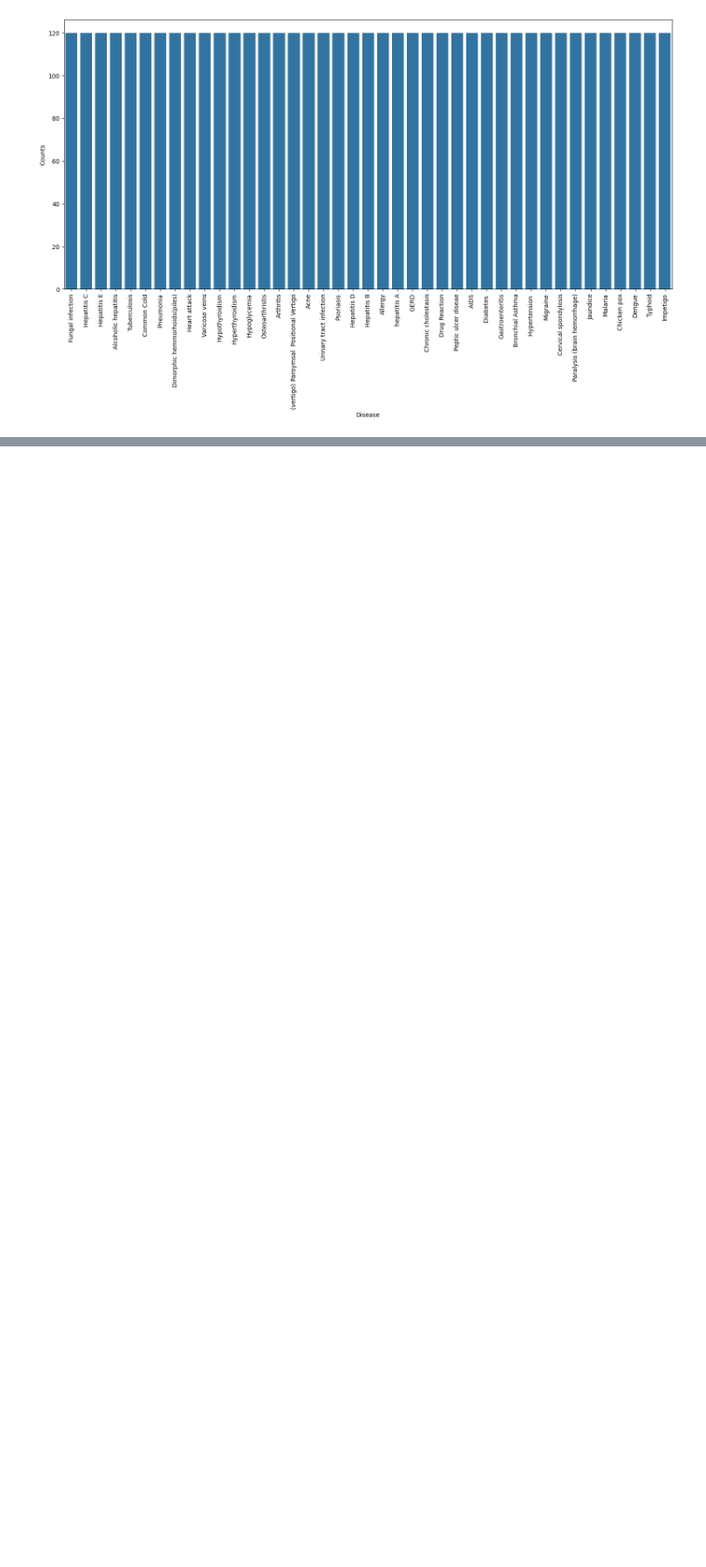
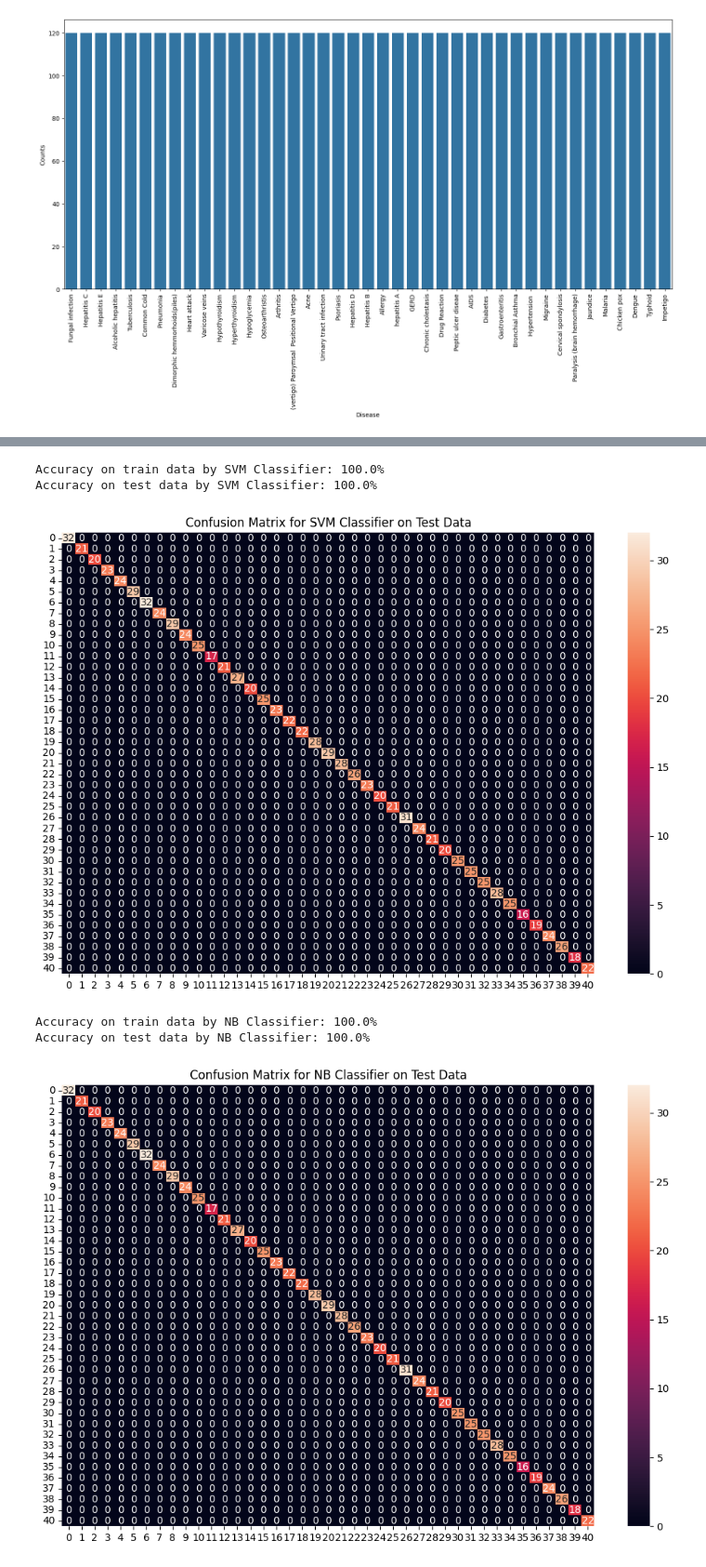
Before and after one commit to malarkeyfrancis/geeks_for_geeks_ML_exercises, a Jupyter notebook: healthcare/disease_prediction.ipynb, the cells around one changed output, grey strips where cells are left out. Shown: that part at 93% size. Saved outputs shown, nothing was run; the diff lists cells and outputs as text; code cells hidden in the pictures; blank space fills up the shorter version.

```diff
--- a/healthcare/disease_prediction.ipynb
+++ b/healthcare/disease_prediction.ipynb
@@ -57,0 +75,7 @@ plt.show()
+# %%
+# Encoding is used to take a categorical value and turn it into a numerical
+# In this case we are going to take Prognosis and turn it numerical
+# using the function LabelEncoder
+
+encoder = LabelEncoder()
+data["prognosis"] = encoder.fit_transform(data["prognosis"])
@@ -57,0 +84,13 @@ plt.show()
+# %%
+# Remove the last column from the dataframe (I had to remove two?)
+X = data.iloc[:,:-2]
+y = data.iloc[:, -2]
+
+print(f"Shape of X: {X.shape}")
+print(f"Shape of y: {y.shape}")
+
+X_train, X_test, y_train, y_test = train_test_split(
+    X,y, test_size=0.2, random_state=24)
+
+print(f"Shape of Train: {X_train.shape}, {y_train.shape}")
+print(f"Shape of Test: {X_test.shape}, {y_test.shape}")
@@ -57,0 +158,55 @@ plt.show()
+# %%
+# Building a Robust Classifier model
+
+# Training and testing SVM
+svm_model = SVC()
+svm_model.fit(X_train, y_train)
+preds = svm_model.predict(X_test)
+
+print(f"Accuracy on train data by SVM Classifier: {accuracy_score(y_train, svm_model.predict(X_train))*100}%")
+print(f"Accuracy on test data by SVM Classifier: {accuracy_score(y_test,preds)*100}%")
+
+# Build a confusion matrix
+cf_matrix = confusion_matrix(y_test, preds)
+plt.figure(figsize=(12,8))
+sns.heatmap(cf_matrix, annot=True)
+plt.title("Confusion Matrix for SVM Classifier on Test Data")
+plt.show()
+
+# Training and testing NB Classifier
+nb_model = GaussianNB()
+nb_model.fit(X_train, y_train)
+preds = nb_model.predict(X_test)
+
+print(f"Accuracy on train data by NB Classifier: {accuracy_score(y_train, nb_model.predict(X_train))*100}%")
+print(f"Accuracy on test data by NB Classifier: {accuracy_score(y_test,preds)*100}%")
+
+# Build a confusion matrix
+cf_matrix = confusion_matrix(y_test, preds)
+plt.figure(figsize=(12,8))
+sns.heatmap(cf_matrix, annot=True)
+plt.title("Confusion Matrix for NB Classifier on Test Data")
+plt.show()
+
+# Training and testing RF Classifier
+rf_model = RandomForestClassifier(random_state=18)
+rf_model.fit(X_train, y_train)
+preds = rf_model.predict(X_test)
+
+print(f"Accuracy on train data by RF Classifier: {accuracy_score(y_train, rf_model.predict(X_train))*100}%")
+print(f"Accuracy on test data by RF Classifier: {accuracy_score(y_test,preds)*100}%")
+
+
+# Build a confusion matrix
+cf_matrix = confusion_matrix(y_test, preds)
+plt.figure(figsize=(12,8))
+sns.heatmap(cf_matrix, annot=True)
+plt.title("Confusion Matrix for RF Classifier on Test Data")
+plt.show()
+# %% [output]
+Accuracy on train data by SVM Classifier: 100.0%
+Accuracy on test data by SVM Classifier: 100.0%
+[figure, added]
+Accuracy on train data by NB Classifier: 100.0%
+Accuracy on test data by NB Classifier: 100.0%
+[figure, added]
```
Also changed, not shown: parts of 11 cells of this notebook.
